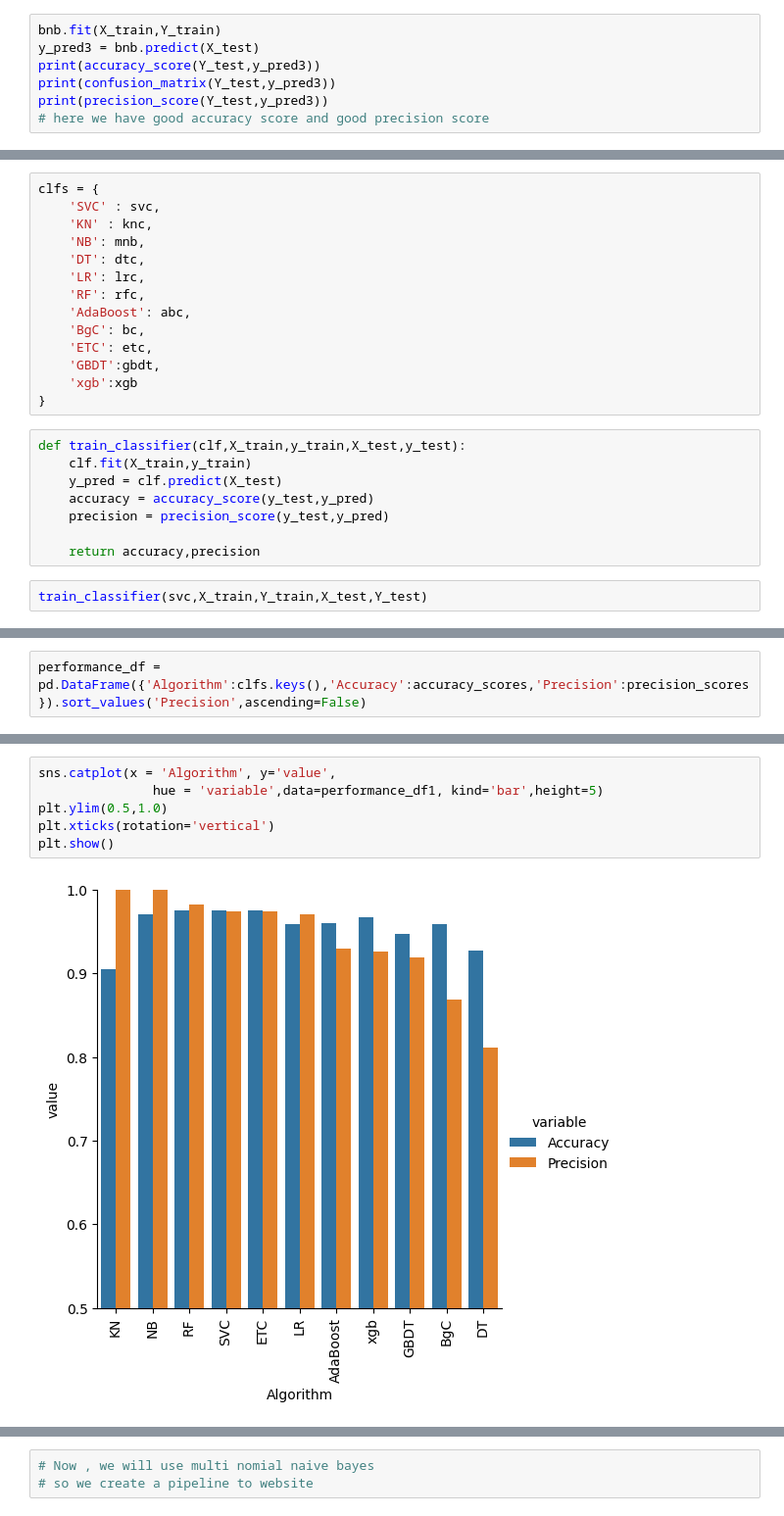
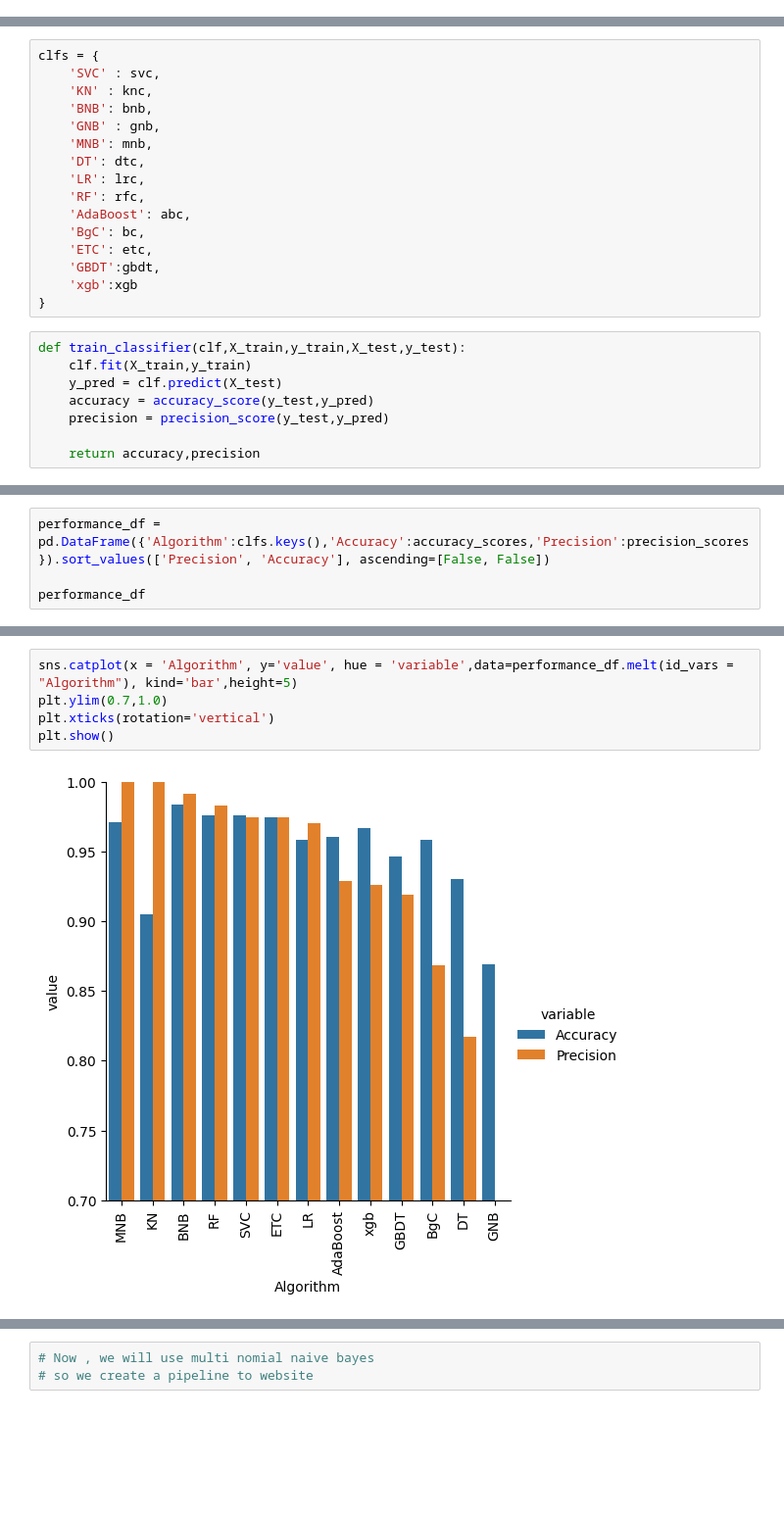
Before and after one commit to DarshanRokkad/Sms_Spam_Classification, a Jupyter notebook: notebooks/experiments.ipynb, the cells around one changed output, grey strips where cells are left out. Shown at 98% size. Cells and saved outputs as stored; diff of their text form; blank space fills up the shorter version.

```diff
--- a/notebooks/experiments.ipynb
+++ b/notebooks/experiments.ipynb
@@ -441,7 +376,0 @@ print(precision_score(Y_test,y_pred2))
-# %%
-bnb.fit(X_train,Y_train)
-y_pred3 = bnb.predict(X_test)
-print(accuracy_score(Y_test,y_pred3))
-print(confusion_matrix(Y_test,y_pred3))
-print(precision_score(Y_test,y_pred3))
-# here we have good accuracy score and good precision score
@@ -483,7 +411,9 @@ xgb = XGBClassifier(n_estimators=50,random_state=2)
 clfs = {
     'SVC' : svc,
     'KN' : knc,
-    'NB': mnb,
+    'BNB': bnb,
+    'GNB' : gnb,
+    'MNB': mnb,
     'DT': dtc,
     'LR': lrc,
     'RF': rfc,
@@ -501,5 +431,3 @@ def train_classifier(clf,X_train,y_train,X_test,y_test):
     precision = precision_score(y_test,y_pred)
 
     return accuracy,precision
-# %%
-train_classifier(svc,X_train,Y_train,X_test,Y_test)
@@ -554,4 +479,6 @@ For  xgb
 Accuracy -  0.9671179883945842
 Precision -  0.9262295081967213
 # %%
-performance_df = pd.DataFrame({'Algorithm':clfs.keys(),'Accuracy':accuracy_scores,'Precision':precision_scores}).sort_values('Precision',ascending=False)
+performance_df = pd.DataFrame({'Algorithm':clfs.keys(),'Accuracy':accuracy_scores,'Precision':precision_scores}).sort_values(['Precision', 'Accuracy'], ascending=[False, False])
+
+performance_df
@@ -595,8 +500,7 @@ performance_df1
 # %%
-sns.catplot(x = 'Algorithm', y='value',
-               hue = 'variable',data=performance_df1, kind='bar',height=5)
-plt.ylim(0.5,1.0)
+sns.catplot(x = 'Algorithm', y='value', hue = 'variable',data=performance_df.melt(id_vars = "Algorithm"), kind='bar',height=5)
+plt.ylim(0.7,1.0)
 plt.xticks(rotation='vertical')
 plt.show()
 # %% [output]
-[figure, old version]
+[figure, new version]
```
Also changed, not shown: parts of 47 cells of this notebook.
